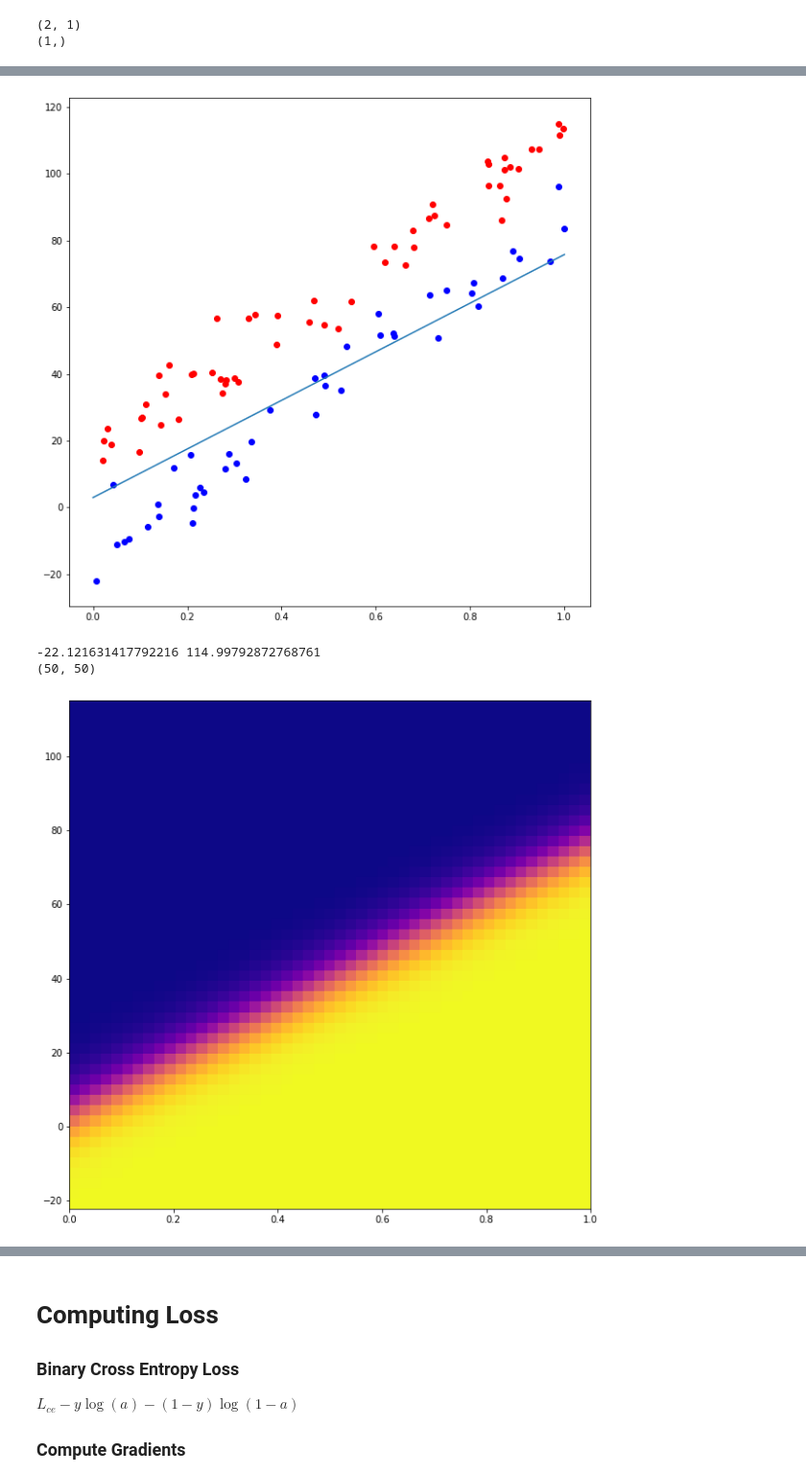
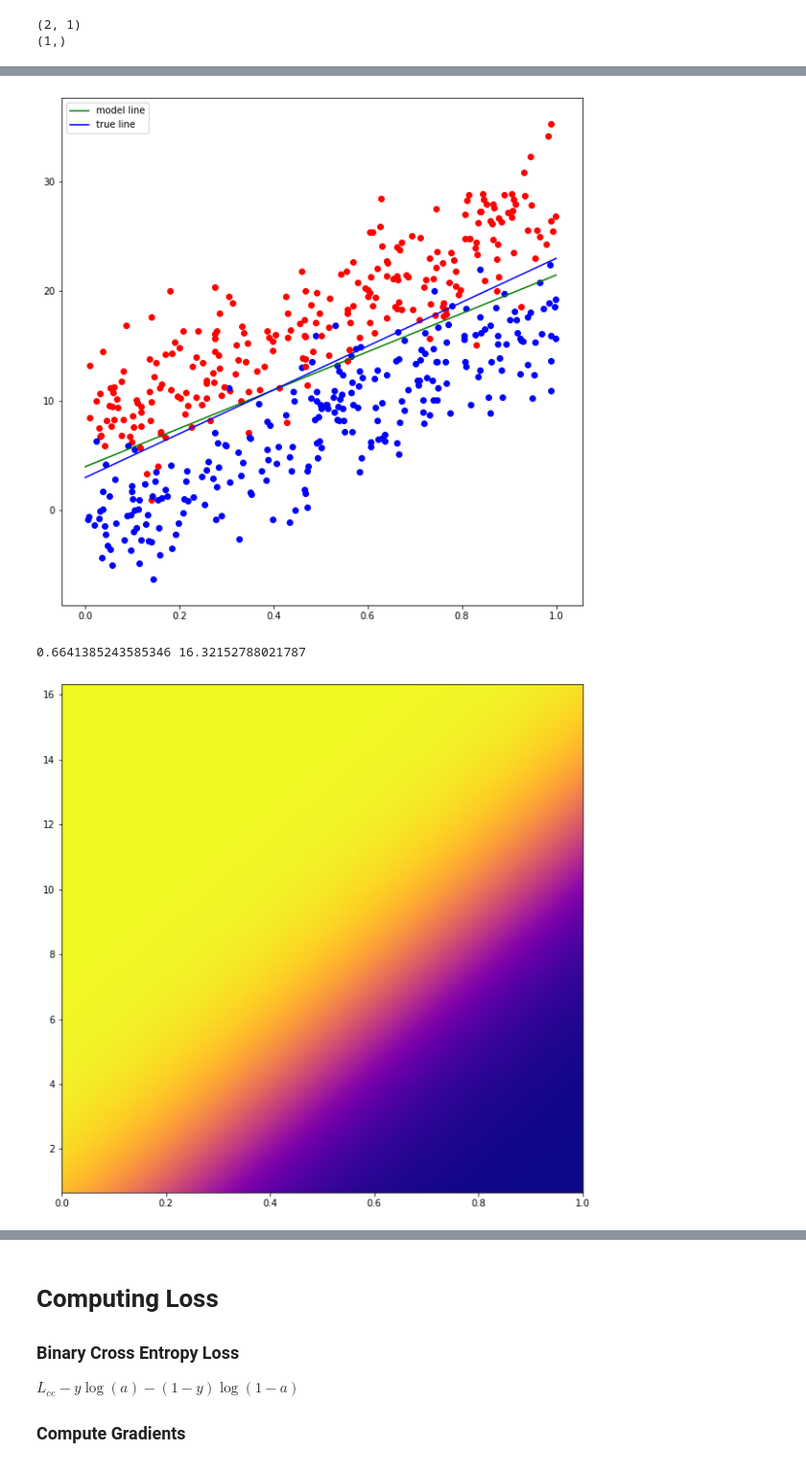
Before and after one commit to nspeer12/AI_CAP4630, a Jupyter notebook: hw3.ipynb, the cells around one changed output, grey strips where cells are left out. Shown at 96% size. Cells and saved outputs as stored; diff of their text form; code cells hidden in the pictures.

```diff
--- a/hw3.ipynb
+++ b/hw3.ipynb
@@ -102,11 +76,13 @@ def build_model(input_dim, output_dim):
 # %%
-# number of inputs
+# input dim should be the number of features, which is 2 in our case
 input_dim = 2
-# output dimensions (classes)
+
+# output dimension is 1, which represents our classification
 output_dim = 1
+
 model = build_model(input_dim, output_dim)
 
-EPOCHS = 300
+EPOCHS = 200
 
 history = model.fit(x_train, y_train, epochs=EPOCHS)
 # %% [output]
@@ -188,13 +144,15 @@ pred_line = -((weights[0][0] * d) + weights[1]) / weights[0][1]
 # %%
 # plot line
 fig, ax = plt.subplots(figsize=(10,10))
-ax.plot(d, pred_line)
+ax.plot(d, predLine, color='green', label='model line')
+ax.plot(d, trueLine, color='blue', label='true line')
 
 
-for i in range(len(x_1)):
+for i in range(m):
   # plot real value
-  ax.scatter(x_1[i], x_2[i], c='blue' if y[i] == 1 else 'red', label='Real')
+  ax.scatter(data.T[0][i], data.T[1][i], c='blue' if labels[i] == 1 else 'red')
 
+ax.legend()
 plt.show()
 # %% [output]
-[figure, old version]
+[figure, new version]
@@ -201,33 +178,29 @@ plt.show()
 # %%
-def sigmoid(z):
-    return 1 / (1 + math.exp(-z))
+# find range of x2
+range_min = min(data[1])
+range_max = max(data[1])
+print(range_min, range_max)
 
-def make_prediction(w, b, x):
-    return sigmoid(np.dot(w.T, x) + b)
-
-# heat map
-
-# find range of x2
-range_min = min(x_2)
-range_max = max(x_2)
-print(range_min, range_max)
-xv, yv = np.meshgrid(np.linspace(0,1), np.linspace(range_min, range_max))
+# create a 2D space to make predictions
+xv, yv = np.meshgrid(np.linspace(0,1, num=m), np.linspace(range_min, range_max, num=m))
 xv = xv[0]
 yv = [yv[i][0] for i in range(len(yv))]
 
 d = np.array([xv,yv]).T
 
-map = np.zeros((50,50))
+map = np.zeros((m,m))
 
 for k in range(len(xv)):
     for j in range(len(yv)):
-        map[j][k] = make_prediction(weights[0], weights[1], [xv[k], yv[j]])
+        map[k][j] = make_prediction(weights[0], weights[1], [xv[k], yv[j]])
 # %% [output]
--22.121631417792216 114.99792872768761
-(50, 50)
+0.6641385243585346 16.32152788021787
 # %%
 fig, ax = plt.subplots(figsize=(10,10))
-ax.pcolormesh(xv, yv, map, shading='gourand', cmap=plt.cm.plasma)
+
+cmap = cm.get_cmap('plasma')
+ax.pcolormesh(xv, yv, map, shading='gourand', cmap=cmap)
+
 plt.show()
 # %% [output]
-[figure, old version]
+[figure, new version]
```
Also changed, not shown: parts of 33 cells of this notebook.
